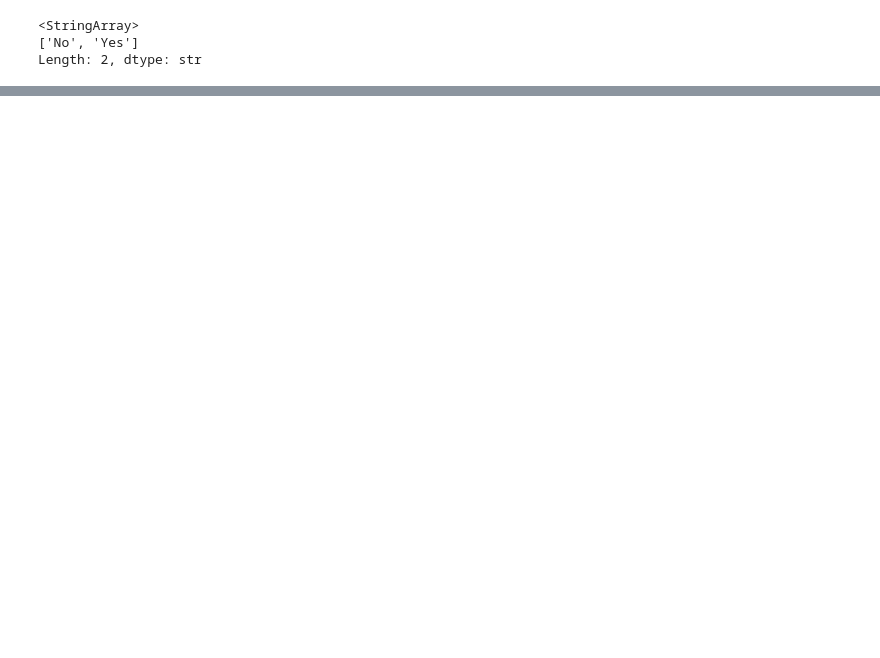
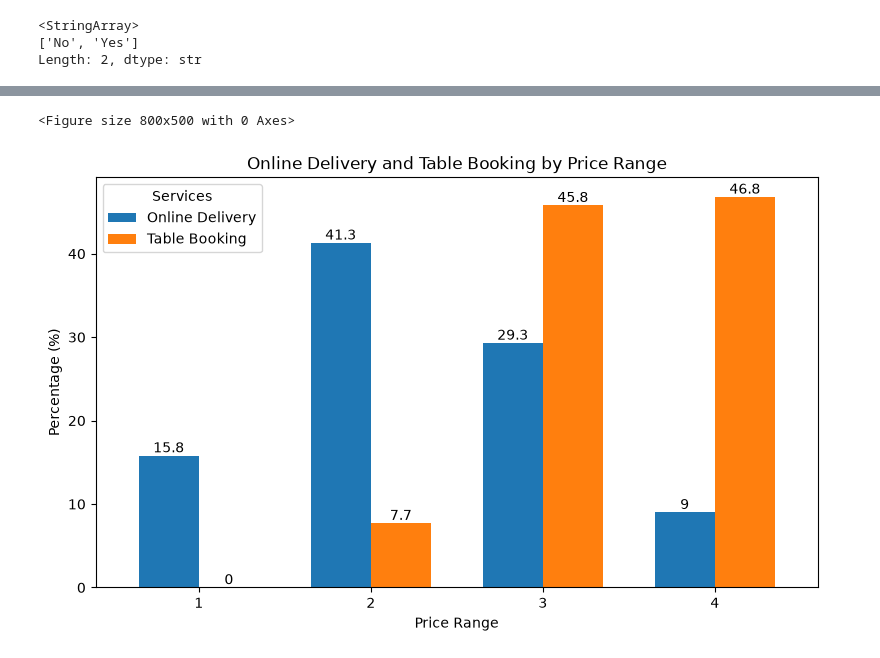
Before and after one commit to sahbimlesh007/Cognifyz-IT-Solutions, a Jupyter notebook: Level_3.ipynb, the cells around one changed output, grey strips where cells are left out. Saved outputs shown, nothing was run; the diff lists cells and outputs as text; code cells hidden in the pictures; blank space fills up the shorter version.

```diff
--- a/Level_3.ipynb
+++ b/Level_3.ipynb
@@ -377,0 +336,20 @@ service_analysis
+# %%
+plt.figure(figsize=(8,5))
+
+ax = service_analysis.plot(kind='bar', figsize=(8,5), width = 0.7)
+
+for container in ax.containers:
+    ax.bar_label(container)
+
+plt.title('Online Delivery and Table Booking by Price Range')
+plt.xlabel('Price Range')
+plt.ylabel('Percentage (%)')
+plt.legend(['Online Delivery', 'Table Booking'], title='Services')
+plt.tight_layout()
+plt.xticks(rotation = 0)
+
+plt.savefig('Images/Level_3_assests/Online Delivery and Table Booking by Price Range.png', dpi = 500, bbox_inches = 'tight')
+plt.show()
+# %% [output]
+<Figure size 800x500 with 0 Axes>
+[figure, added]
```
Also changed, not shown: parts of 35 cells of this notebook, 15 other files.
